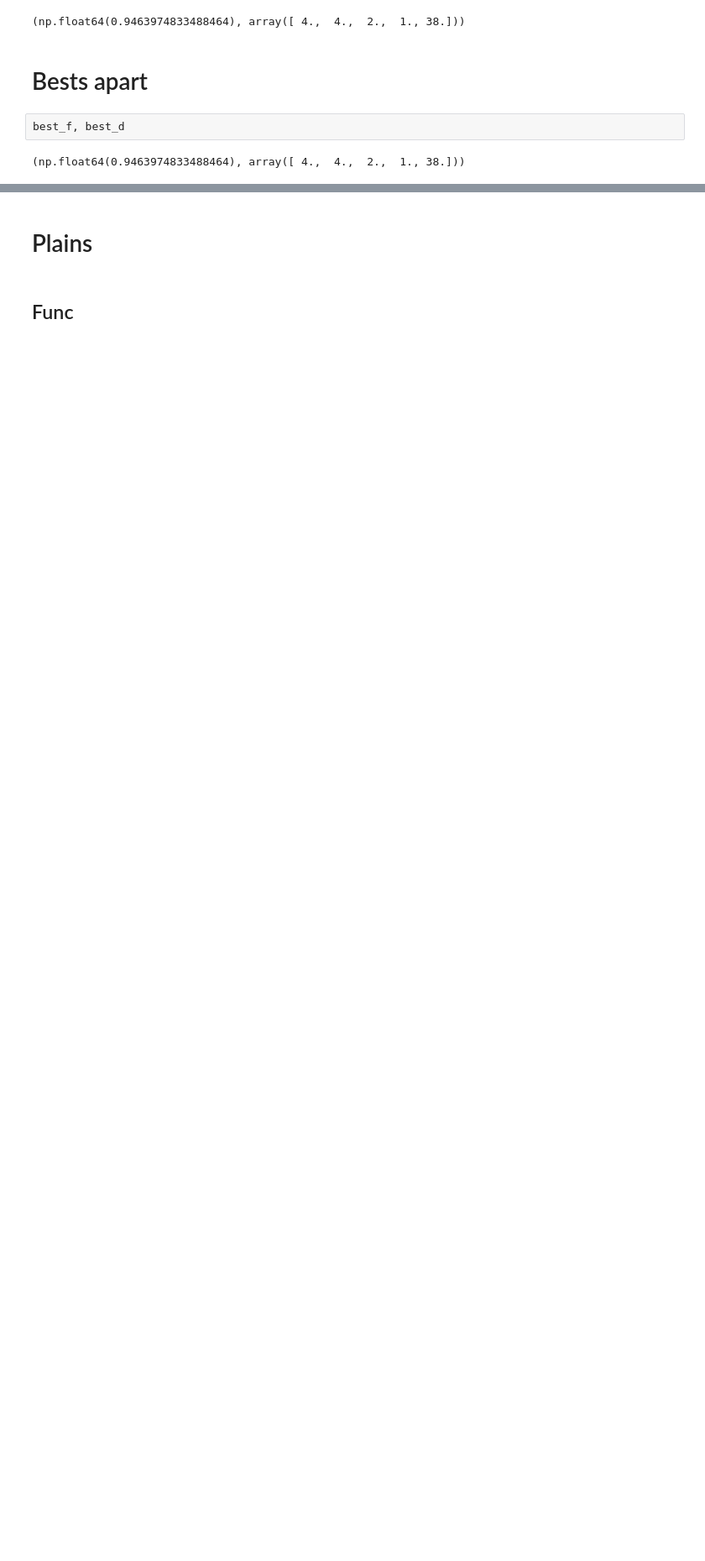
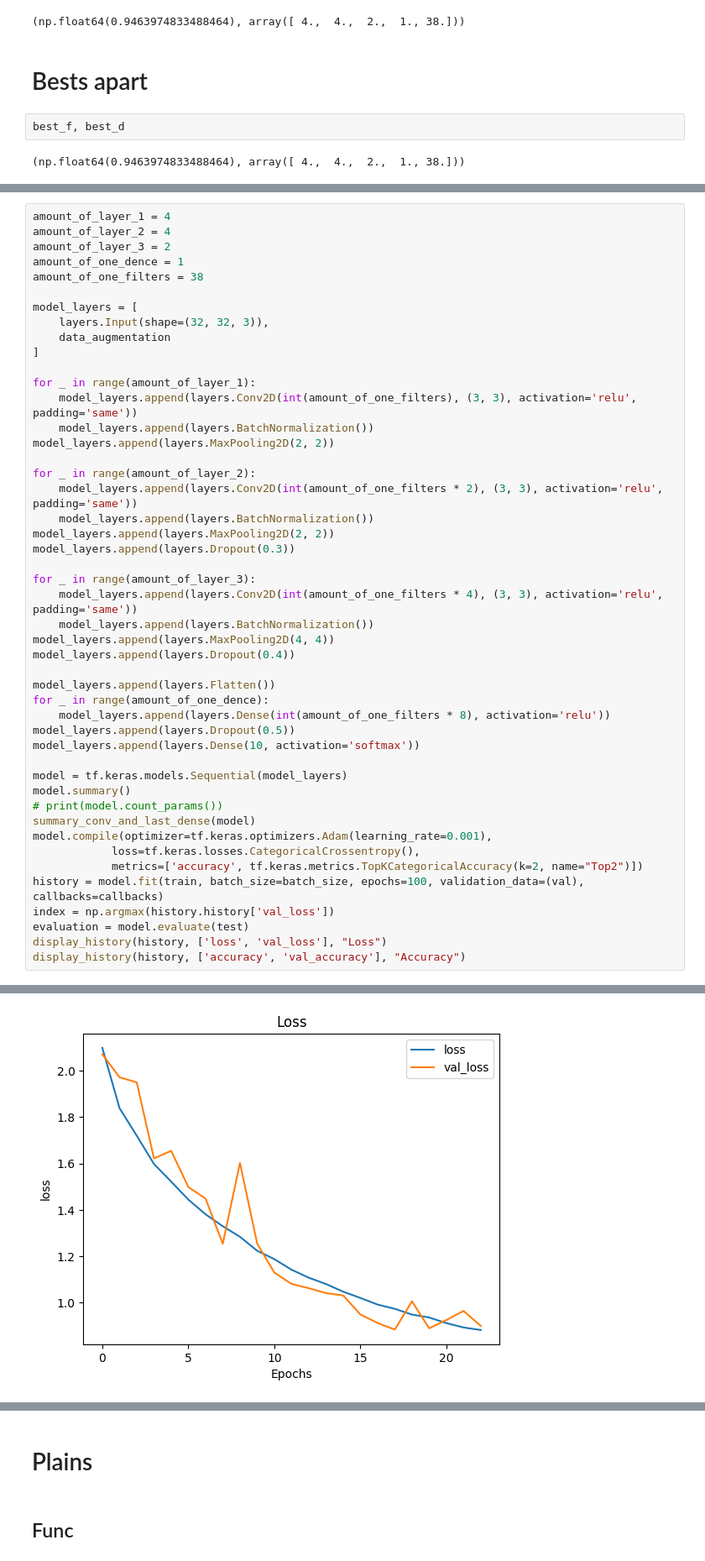
Before and after one commit to KlymentievMaksym/IntelOb, a Jupyter notebook: Lab5/Lab5.ipynb, the cells around one changed output, grey strips where cells are left out. Shown at 84% size. Drawn from its saved outputs; the diff is of its cells as text; blank space fills up the shorter version.

```diff
--- a/Lab5/Lab5.ipynb
+++ b/Lab5/Lab5.ipynb
@@ -282,0 +383,48 @@ best_f, best_d
+# %%
+amount_of_layer_1 = 4
+amount_of_layer_2 = 4
+amount_of_layer_3 = 2
+amount_of_one_dence = 1
+amount_of_one_filters = 38
+
+model_layers = [
+    layers.Input(shape=(32, 32, 3)),
+    data_augmentation
+]
+
+for _ in range(amount_of_layer_1):
+    model_layers.append(layers.Conv2D(int(amount_of_one_filters), (3, 3), activation='relu', padding='same'))
+    model_layers.append(layers.BatchNormalization())
+model_layers.append(layers.MaxPooling2D(2, 2))
+
+for _ in range(amount_of_layer_2):
+    model_layers.append(layers.Conv2D(int(amount_of_one_filters * 2), (3, 3), activation='relu', padding='same'))
+    model_layers.append(layers.BatchNormalization())
+model_layers.append(layers.MaxPooling2D(2, 2))
+model_layers.append(layers.Dropout(0.3))
+
+for _ in range(amount_of_layer_3):
+    model_layers.append(layers.Conv2D(int(amount_of_one_filters * 4), (3, 3), activation='relu', padding='same'))
+    model_layers.append(layers.BatchNormalization())
+model_layers.append(layers.MaxPooling2D(4, 4))
+model_layers.append(layers.Dropout(0.4))
+
+model_layers.append(layers.Flatten())
+for _ in range(amount_of_one_dence):
+    model_layers.append(layers.Dense(int(amount_of_one_filters * 8), activation='relu'))
+model_layers.append(layers.Dropout(0.5))
+model_layers.append(layers.Dense(10, activation='softmax'))
+
+model = tf.keras.models.Sequential(model_layers)
+model.summary()
+# print(model.count_params())
+summary_conv_and_last_dense(model)
+model.compile(optimizer=tf.keras.optimizers.Adam(learning_rate=0.001),
+            loss=tf.keras.losses.CategoricalCrossentropy(),
+            metrics=['accuracy', tf.keras.metrics.TopKCategoricalAccuracy(k=2, name="Top2")])
+history = model.fit(train, batch_size=batch_size, epochs=100, validation_data=(val), callbacks=callbacks)
+index = np.argmax(history.history['val_loss'])
+evaluation = model.evaluate(test)
+display_history(history, ['loss', 'val_loss'], "Loss")
+display_history(history, ['accuracy', 'val_accuracy'], "Accuracy")
+# %% [output]
@@ -282,0 +469 @@ best_f, best_d
+[figure, added]
```
Also changed, not shown: parts of 10 cells of this notebook.
